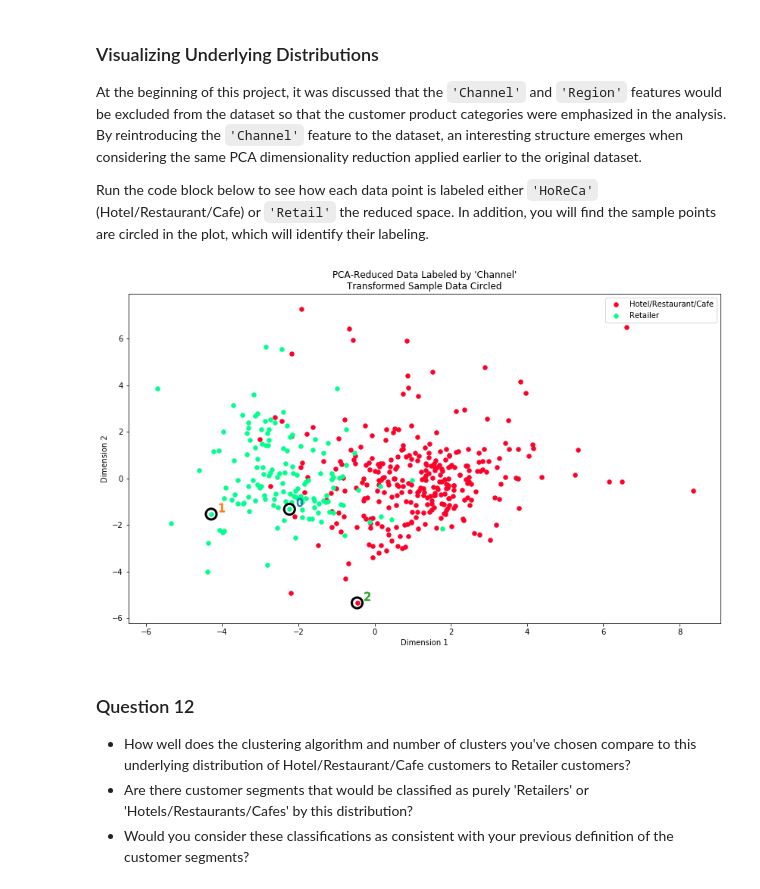
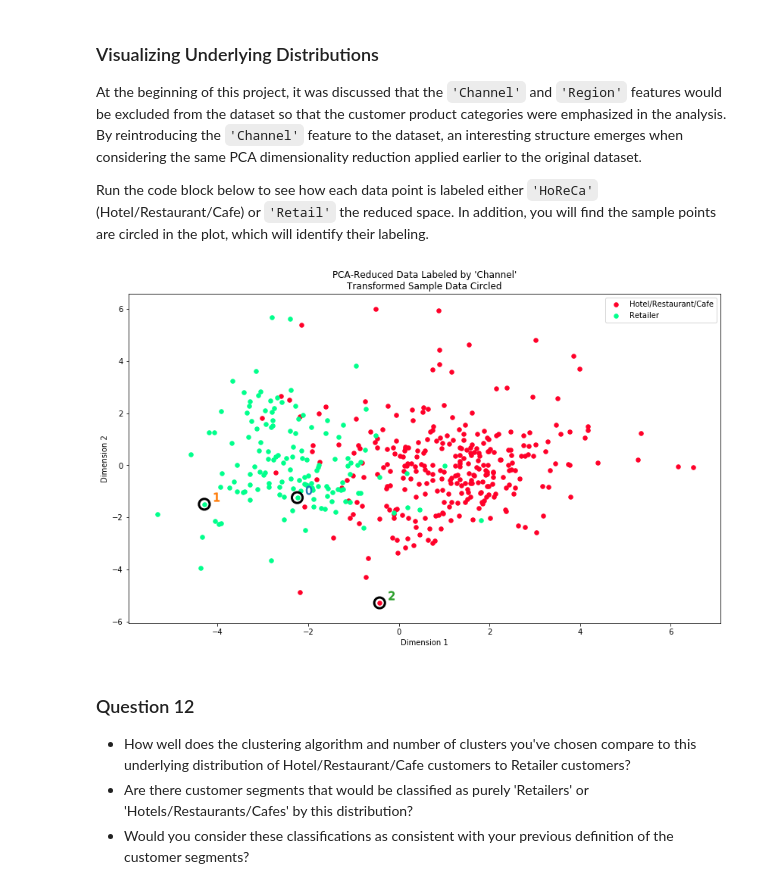
Before and after one commit to michaelkim9/customer_segments, a Jupyter notebook: customer_segments.ipynb, the cells around one changed output. Saved outputs shown, nothing was run; the diff lists cells and outputs as text; code cells hidden in the pictures.

```diff
--- a/customer_segments.ipynb
+++ b/customer_segments.ipynb
@@ -210,6 +210,9 @@ In the code block below, you will need to implement the following:
 Once you have performed this implementation, the dataset will be stored in the variable `good_data`.
 # %%
 # For each feature find the data points with extreme high or low values
+from collections import Counter
+counter = Counter()
+
 for feature in log_data.keys():
 
     # TODO: Calculate Q1 (25th percentile of the data) for the given feature
@@ -223,13 +226,16 @@ for feature in log_data.keys():
 
     # Display the outliers
     print("Data points considered outliers for the feature '{}':".format(feature))
-    display(log_data[~((log_data[feature] >= Q1 - step) & (log_data[feature] <= Q3 + step))])
+    output = log_data[~((log_data[feature] >= Q1 - step) & (log_data[feature] <= Q3 + step))]
+
+    for ind in output.index.tolist():
+        counter[ind] += 1
+
+    display(output)
 
 # OPTIONAL: Select the indices for data points you wish to remove
-outliers  = []
-
-# Remove the outliers, if any were specified
-good_data = log_data.drop(log_data.index[outliers]).reset_index(drop = True)
+repeated_outliers = [k for k, v in dict(counter).items() if v > 1]
+print ("Following records are outliers for more than one feature:", list(set(repeated_outliers)))
 # %% [output]
 Data points considered outliers for the feature 'Fresh':
 |  | Fresh | Milk | Grocery | Frozen | Detergents_Paper | Delicatessen |
@@ -294,3 +301,6 @@ Data points considered outliers for the feature 'Delicatessen':
+# %%
+# Remove the outliers, if any were specified
+good_data = log_data.drop(log_data.index[repeated_outliers]).reset_index(drop = True)
 # %% [markdown]
 ### Question 4
 * Are there any data points considered outliers for more than one feature based on the definition above?
@@ -567,9 +579,9 @@ At the beginning of this project, it was discussed that the `'Channel'` and `'Re
 Run the code block below to see how each data point is labeled either `'HoReCa'` (Hotel/Restaurant/Cafe) or `'Retail'` the reduced space. In addition, you will find the sample points are circled in the plot, which will identify their labeling.
 # %%
 # Display the clustering results based on 'Channel' data
-vs.channel_results(reduced_data, outliers, pca_samples)
+vs.channel_results(reduced_data, repeated_outliers, pca_samples)
 # %% [output]
-[figure, old version]
+[figure, new version]
 # %% [markdown]
 ### Question 12
 
```
Also changed, not shown: parts of 12 cells of this notebook, 1 other file.
